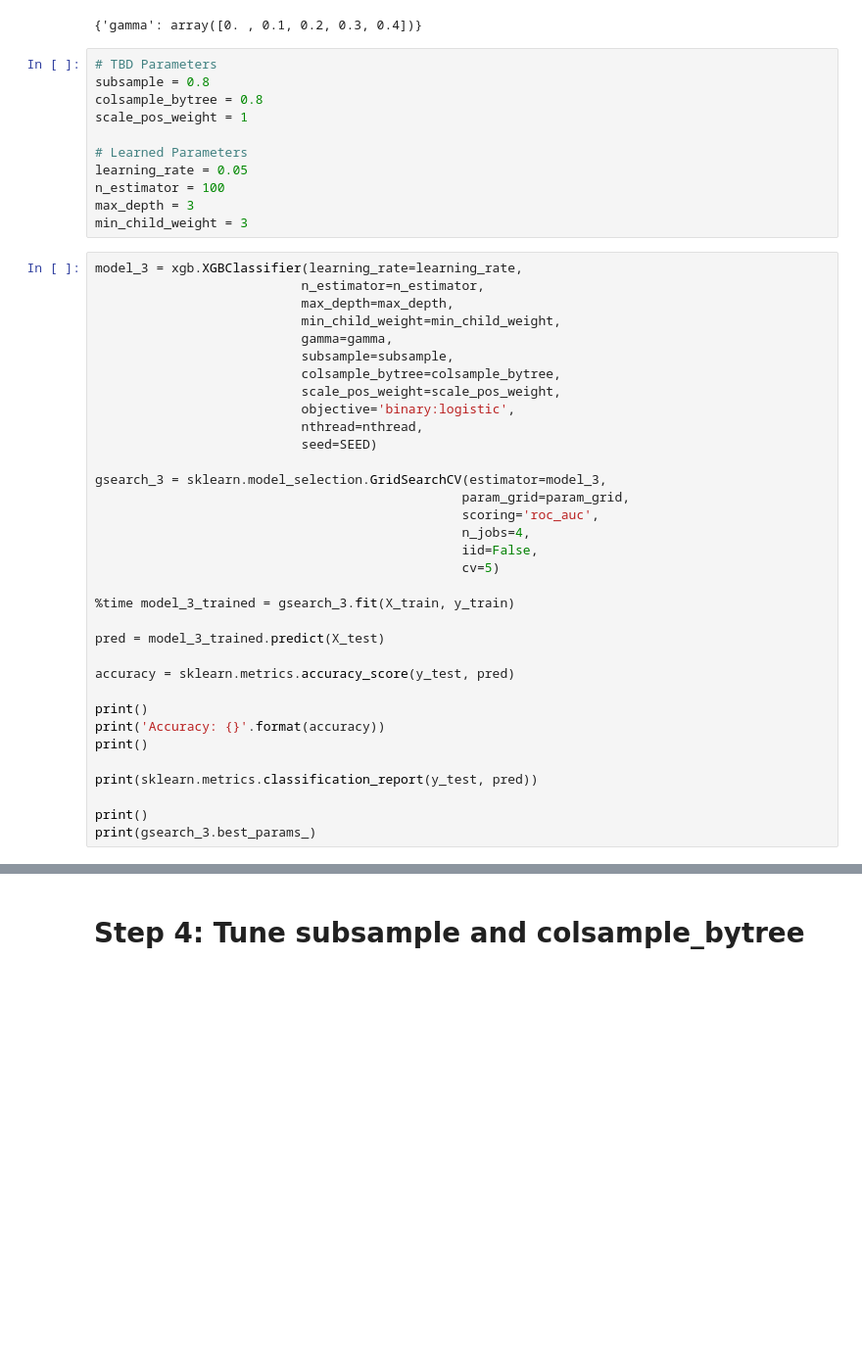
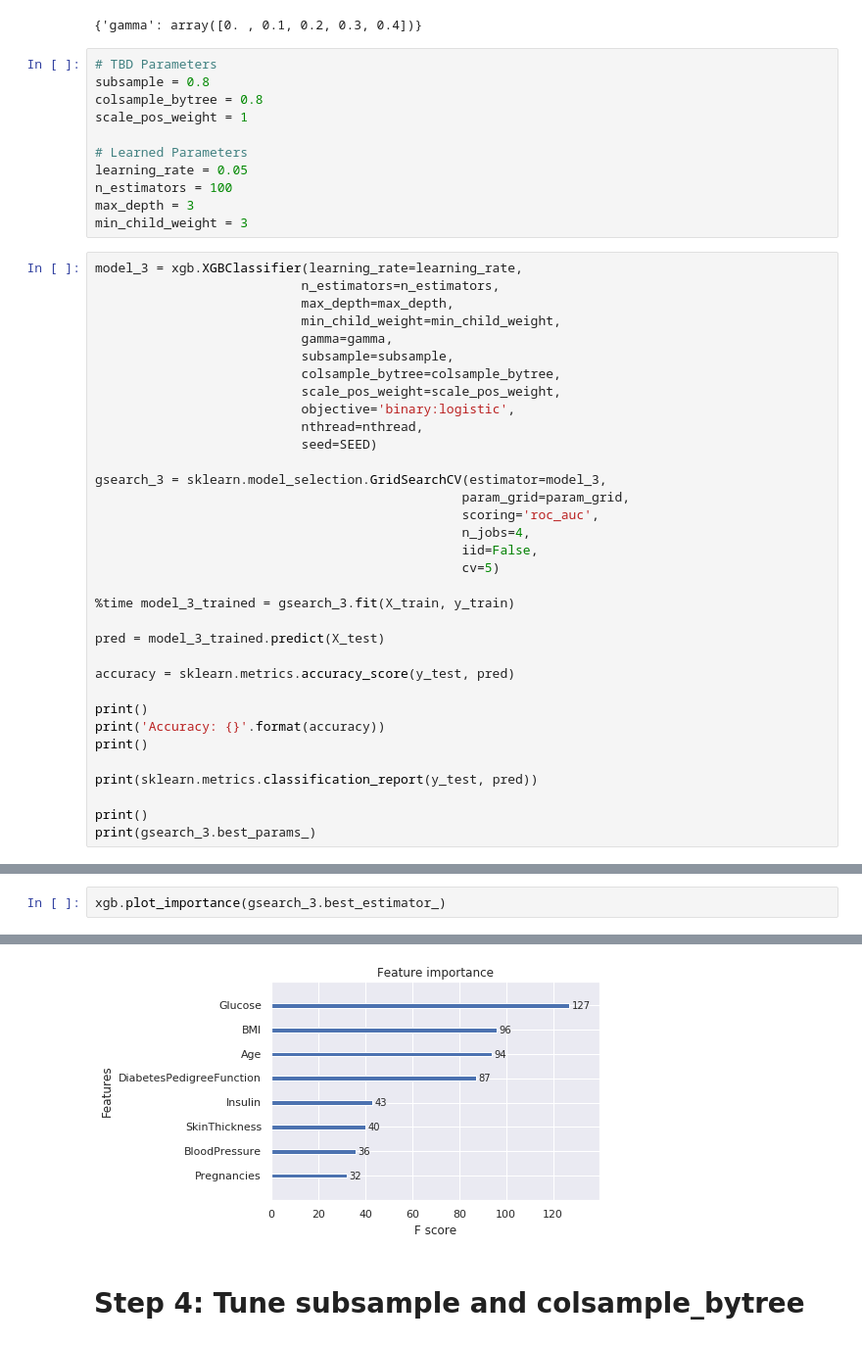
Before and after one commit to Brandon-HY-Lin/kaggle_case_study_author_identification, a Jupyter notebook: step_0_xgboost_classification_tuning_params.ipynb, the cells around one changed output, grey strips where cells are left out. Shown at 98% size. Cells and saved outputs as stored; diff of their text form; blank space fills up the shorter version.

```diff
--- a/step_0_xgboost_classification_tuning_params.ipynb
+++ b/step_0_xgboost_classification_tuning_params.ipynb
@@ -376,12 +386,12 @@ scale_pos_weight = 1
 
 # Learned Parameters
 learning_rate = 0.05
-n_estimator = 100
+n_estimators = 100
 max_depth = 3
 min_child_weight = 3
 # %%
 model_3 = xgb.XGBClassifier(learning_rate=learning_rate,
-                           n_estimator=n_estimator,
+                           n_estimators=n_estimators,
                            max_depth=max_depth,
                            min_child_weight=min_child_weight,
                            gamma=gamma,
@@ -430,3 +440,6 @@ weighted avg       0.80      0.80      0.80       192
 
 
 {'gamma': 0.0}
+# %%
+xgb.plot_importance(gsearch_3.best_estimator_)
+# %% [output]
@@ -433,3 +447,4 @@ weighted avg       0.80      0.80      0.80       192
+[figure, added]
 # %% [markdown]
 # Step 4: Tune subsample and colsample_bytree
 # %%
```
Also changed, not shown: parts of 15 cells of this notebook.
